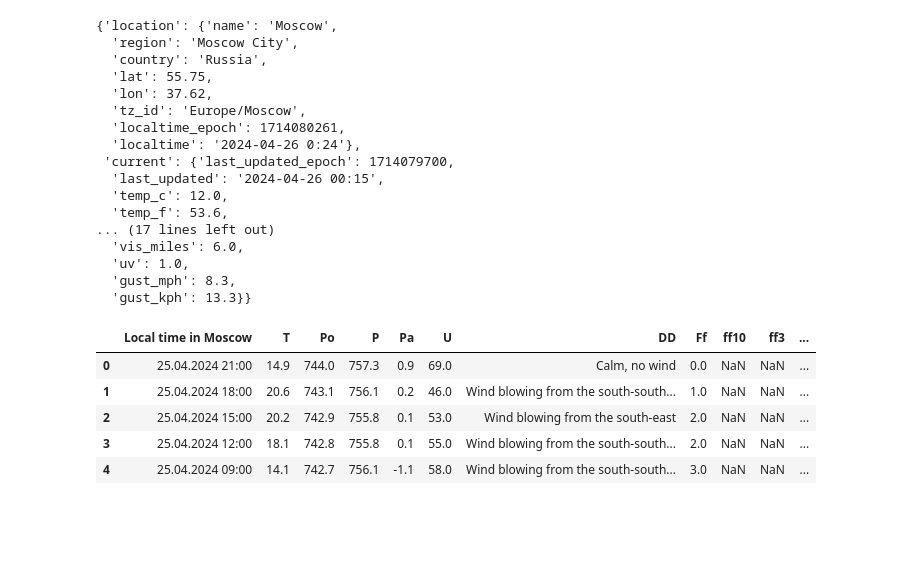
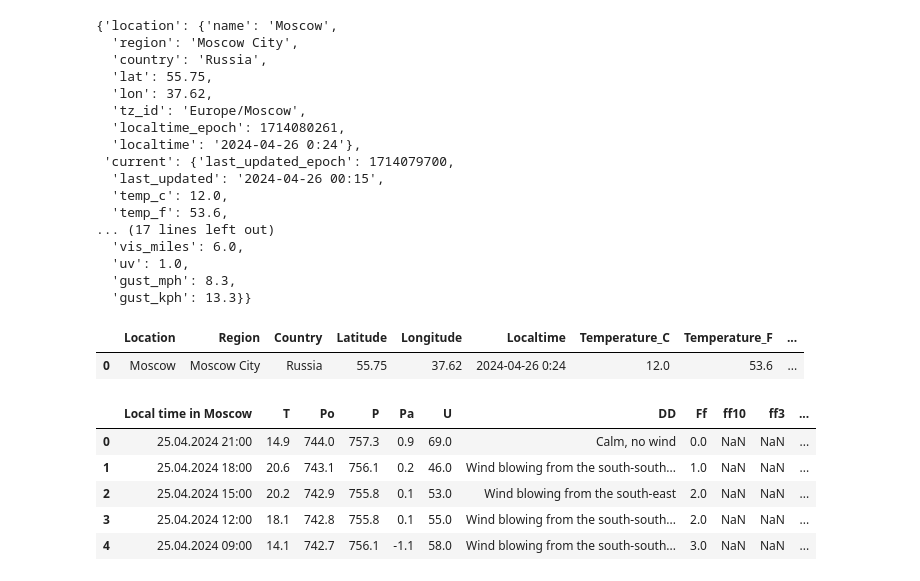
Before and after one commit to PeterOstr/kaggle, a Jupyter notebook: airflow_train1/weather_api_train.ipynb, the cells around one changed output. Cells and saved outputs as stored; diff of their text form; code cells hidden in the pictures; blank space fills up the shorter version.

```diff
--- a/airflow_train1/weather_api_train.ipynb
+++ b/airflow_train1/weather_api_train.ipynb
@@ -114,6 +114,32 @@ response.json()
   'uv': 1.0,
   'gust_mph': 8.3,
   'gust_kph': 13.3}}
+# %%
+api_response = response.json()
+new_row = pd.DataFrame.from_dict({
+    'Location': [api_response['location']['name']],
+    'Region': [api_response['location']['region']],
+    'Country': [api_response['location']['country']],
+    'Latitude': [api_response['location']['lat']],
+    'Longitude': [api_response['location']['lon']],
+    'Localtime': [api_response['location']['localtime']],
+    'Temperature_C': [api_response['current']['temp_c']],
+    'Temperature_F': [api_response['current']['temp_f']],
+    'Wind_Speed_kph': [api_response['current']['wind_kph']],
+    'Wind_Direction': [api_response['current']['wind_dir']],
+    'Pressure_mb': [api_response['current']['pressure_mb']],
+    'Humidity': [api_response['current']['humidity']],
+    'Cloud': [api_response['current']['cloud']],
+    'FeelsLike_C': [api_response['current']['feelslike_c']],
+    'FeelsLike_F': [api_response['current']['feelslike_f']],
+    'Visibility_km': [api_response['current']['vis_km']],
+    'UV_Index': [api_response['current']['uv']]
+})
+# %%
+new_row
+# %% [output]
+|  | Location | Region | Country | Latitude | Longitude | Localtime | Temperature_C | Temperature_F | ... |
+| 0 | Moscow | Moscow City | Russia | 55.75 | 37.62 | 2024-04-26 0:24 | 12.0 | 53.6 | ... |
 # %%
 data_raw = pd.read_excel('data/archive.xls')
 data_raw.head()
```
Also changed, not shown: parts of 2 cells of this notebook, 1 other file.
